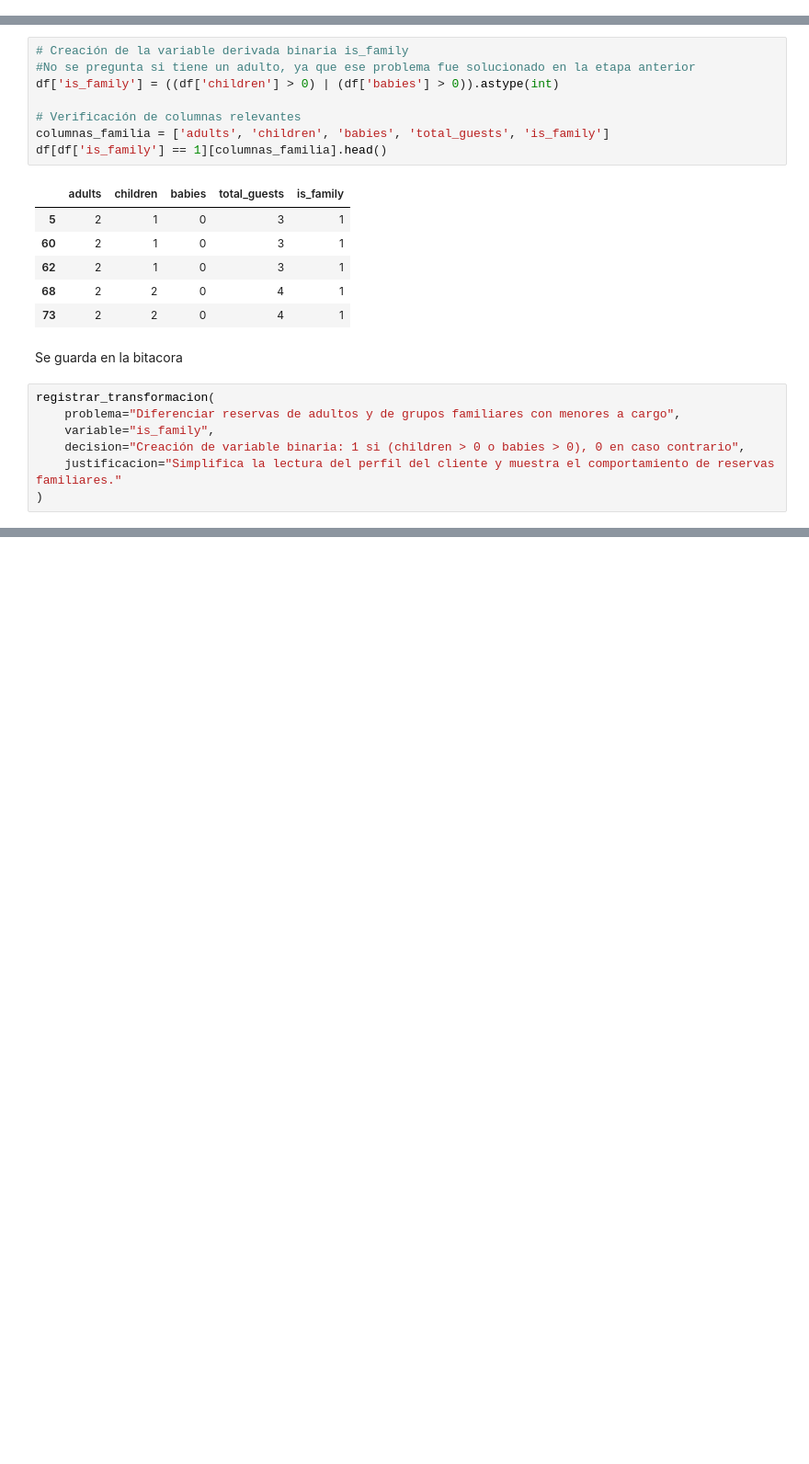
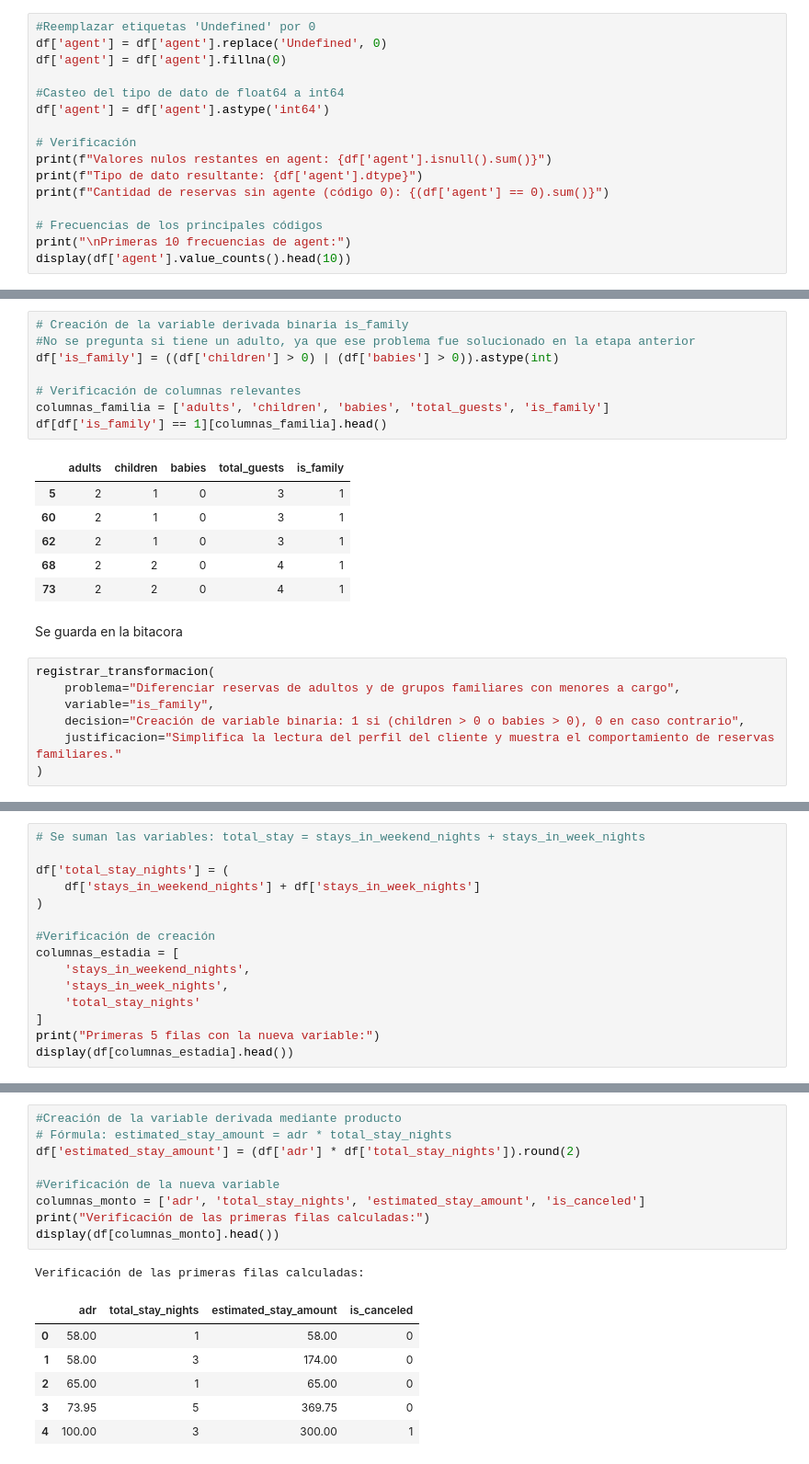
Before and after one commit to MatiasManuelCarro/UTN-TUPAD-Analisis_Datos_TPI, a Jupyter notebook: 5_TPI - Semana 5 - Entrega 2/Matias Carro y Hugo Catalan - Analisis de Datos - TPI - Semana 5 - Entrega 2 .ipynb, the cells around one changed output, grey strips where cells are left out. Shown at 92% size. Saved outputs shown, nothing was run; the diff lists cells and outputs as text; blank space fills up the shorter version.

```diff
--- a/5_TPI - Semana 5 - Entrega 2/Matias Carro y Hugo Catalan - Analisis de Datos - TPI - Semana 5 - Entrega 2 .ipynb
+++ b/5_TPI - Semana 5 - Entrega 2/Matias Carro y Hugo Catalan - Analisis de Datos - TPI - Semana 5 - Entrega 2 .ipynb
@@ -2634,3 +2637,19 @@ La variable `agent` presenta *3489* valores faltantes, *268* valores únicos y m
 En la etapa de modelado se evaluará si conviene transformarla en una variable binaria (con/sin agente) o si se mantiene tal cual.
 
 Se agrega a la bitacora
+# %%
+#Reemplazar etiquetas 'Undefined' por 0
+df['agent'] = df['agent'].replace('Undefined', 0)
+df['agent'] = df['agent'].fillna(0)
+
+#Casteo del tipo de dato de float64 a int64
+df['agent'] = df['agent'].astype('int64')
+
+# Verificación
+print(f"Valores nulos restantes en agent: {df['agent'].isnull().sum()}")
+print(f"Tipo de dato resultante: {df['agent'].dtype}")
+print(f"Cantidad de reservas sin agente (código 0): {(df['agent'] == 0).sum()}")
+
+# Frecuencias de los principales códigos
+print("\nPrimeras 10 frecuencias de agent:")
+display(df['agent'].value_counts().head(10))
@@ -3367,0 +3362,15 @@ registrar_transformacion(
+# %%
+# Se suman las variables: total_stay = stays_in_weekend_nights + stays_in_week_nights
+
+df['total_stay_nights'] = (
+    df['stays_in_weekend_nights'] + df['stays_in_week_nights']
+)
+
+#Verificación de creación
+columnas_estadia = [
+    'stays_in_weekend_nights',
+    'stays_in_week_nights',
+    'total_stay_nights'
+]
+print("Primeras 5 filas con la nueva variable:")
+display(df[columnas_estadia].head())
@@ -3367,0 +3400,17 @@ registrar_transformacion(
+# %%
+#Creación de la variable derivada mediante producto
+# Fórmula: estimated_stay_amount = adr * total_stay_nights
+df['estimated_stay_amount'] = (df['adr'] * df['total_stay_nights']).round(2)
+
+#Verificación de la nueva variable
+columnas_monto = ['adr', 'total_stay_nights', 'estimated_stay_amount', 'is_canceled']
+print("Verificación de las primeras filas calculadas:")
+display(df[columnas_monto].head())
+# %% [output]
+Verificación de las primeras filas calculadas:
+|  | adr | total_stay_nights | estimated_stay_amount | is_canceled |
+| 0 | 58.00 | 1 | 58.00 | 0 |
+| 1 | 58.00 | 3 | 174.00 | 0 |
+| 2 | 65.00 | 1 | 65.00 | 0 |
+| 3 | 73.95 | 5 | 369.75 | 0 |
+| 4 | 100.00 | 3 | 300.00 | 1 |
```
Also changed, not shown: parts of 46 cells of this notebook, 2 other files.
